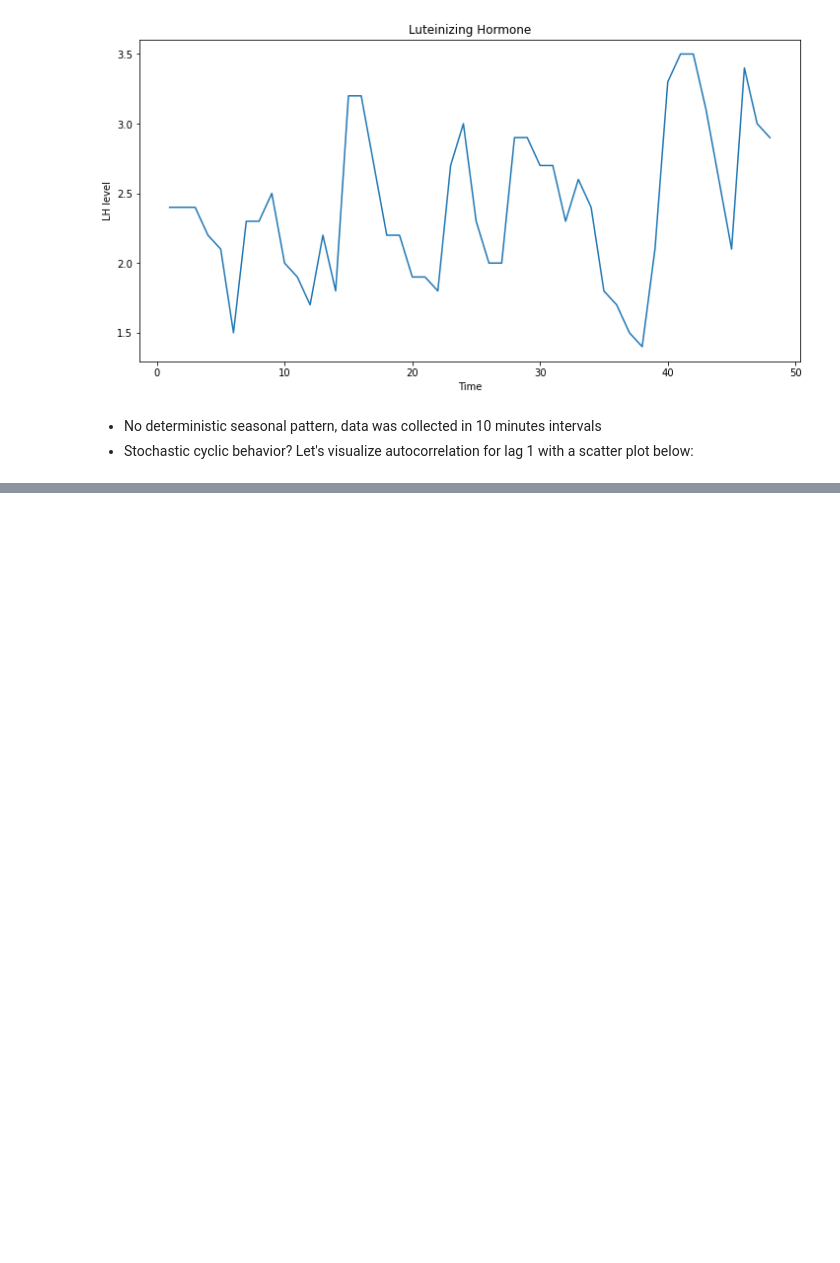
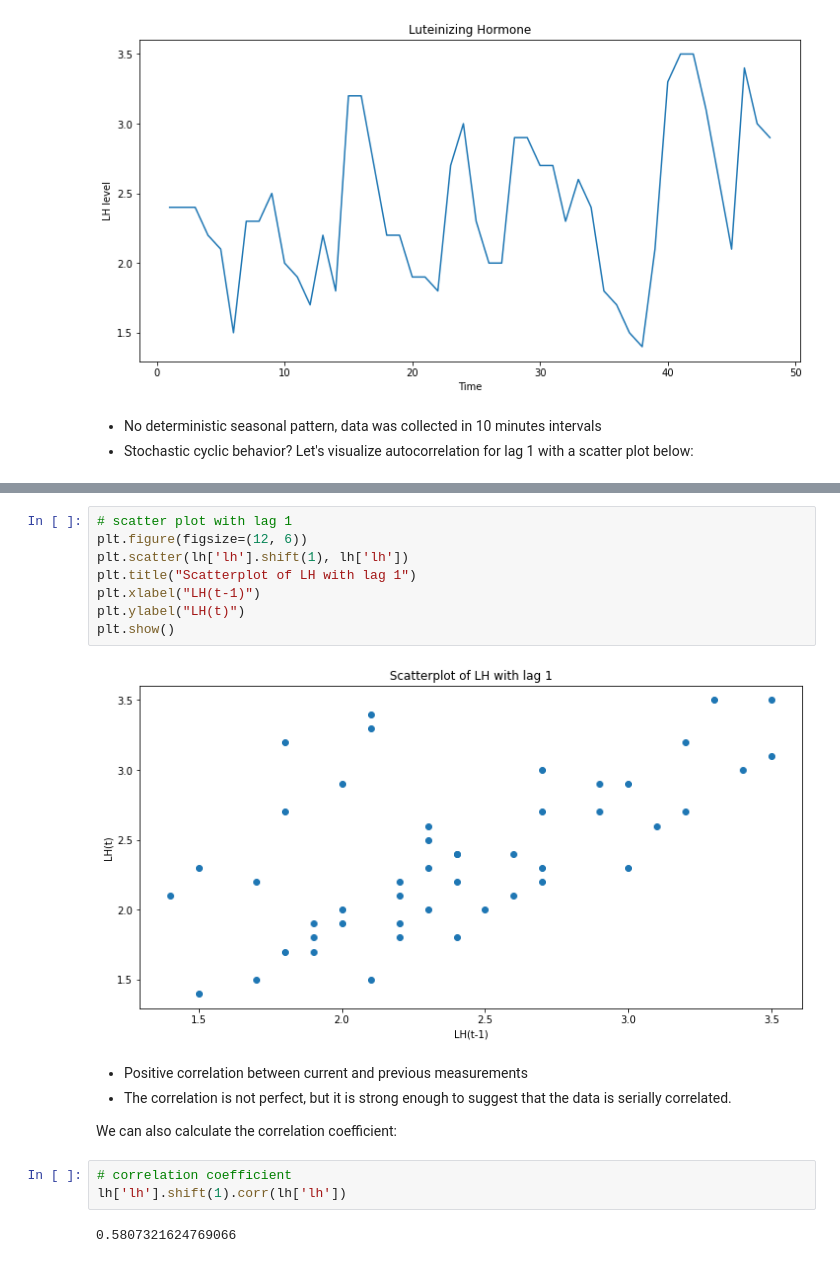
Before and after one commit to eugenebaraka/Books-and-Courses, a Jupyter notebook: timeseries/chapter1.ipynb, the cells around one changed output, grey strips where cells are left out. Saved outputs shown, nothing was run; the diff lists cells and outputs as text; blank space fills up the shorter version.

```diff
--- a/timeseries/chapter1.ipynb
+++ b/timeseries/chapter1.ipynb
@@ -117,0 +124,20 @@ plt.show()
+# %%
+# scatter plot with lag 1
+plt.figure(figsize=(12, 6))
+plt.scatter(lh['lh'].shift(1), lh['lh'])
+plt.title("Scatterplot of LH with lag 1")
+plt.xlabel("LH(t-1)")
+plt.ylabel("LH(t)")
+plt.show()
+# %% [output]
+[figure, added]
+# %% [markdown]
+- Positive correlation between current and previous measurements
+- The correlation is not perfect, but it is strong enough to suggest that the data is serially correlated.
+
+We can also calculate the correlation coefficient:
+# %%
+# correlation coefficient
+lh['lh'].shift(1).corr(lh['lh'])
+# %% [output]
+0.5807321624769066
```
Also changed, not shown: parts of 8 cells of this notebook, 3 other files.
